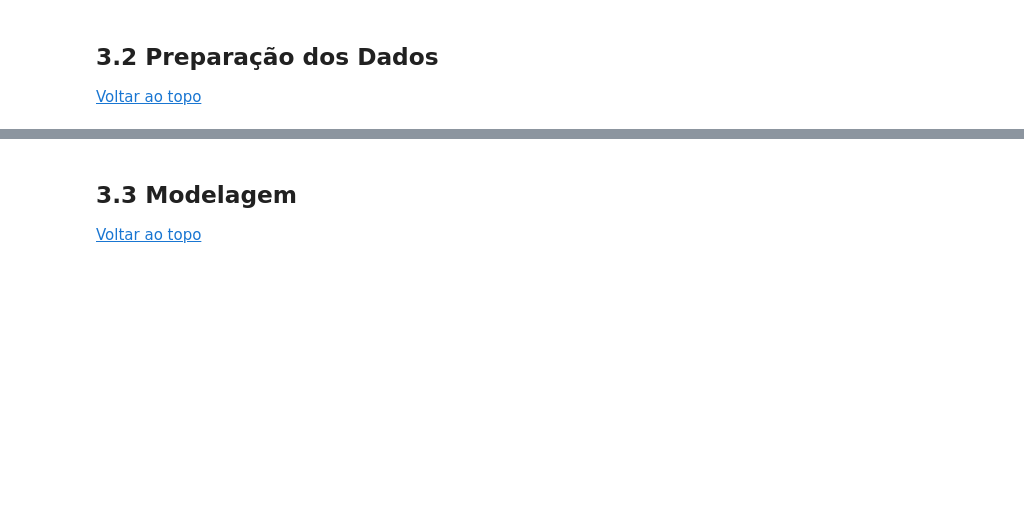
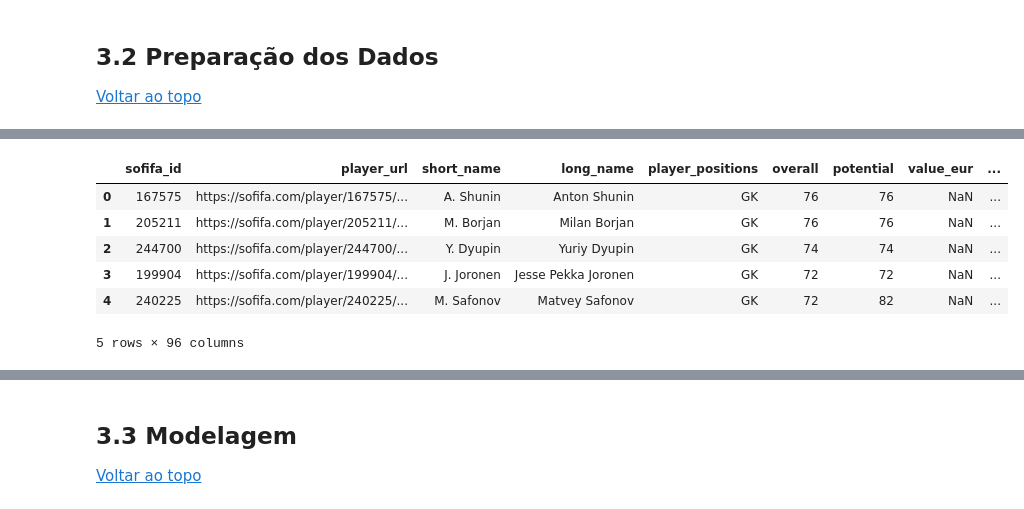
Before and after one commit to olucaslopes/fifa22-players-analysis, a Jupyter notebook: Relatorio.ipynb, the cells around one changed output, grey strips where cells are left out. Drawn from its saved outputs; the diff is of its cells as text; code cells hidden in the pictures; blank space fills up the shorter version.

```diff
--- a/Relatorio.ipynb
+++ b/Relatorio.ipynb
@@ -150,0 +154,12 @@ features = filtered_df[features]._get_numeric_data()
+# %%
+from datetime import date, datetime
+
+current_date = datetime.today()
+data.dob = pd.to_datetime(data.dob)
+
+def age(dob):
+    today = date.today()
+    return today.year - dob.year - ((today.month, today.day) < (dob.month, dob.day))
+
+data["age"] = data.dob.apply(age)
+data[["dob", "age"]].head()
@@ -150,0 +378,14 @@ features = filtered_df[features]._get_numeric_data()
+# %%
+data["BMI"] = jogadores_df.imc
+data["obese"] = jogadores_df.obesidade.astype(int)
+data["lean"] = jogadores_df.magreza.astype(int)
+data["normal"] = jogadores_df.normal.astype(int)
+data.head()
+# %% [output]
+|  | sofifa_id | player_url | short_name | long_name | player_positions | overall | potential | value_eur | ... |
+| 0 | 167575 | https://sofifa.com/player/167575/... | A. Shunin | Anton Shunin | GK | 76 | 76 | NaN | ... |
+| 1 | 205211 | https://sofifa.com/player/205211/... | M. Borjan | Milan Borjan | GK | 76 | 76 | NaN | ... |
+| 2 | 244700 | https://sofifa.com/player/244700/... | Y. Dyupin | Yuriy Dyupin | GK | 74 | 74 | NaN | ... |
+| 3 | 199904 | https://sofifa.com/player/199904/... | J. Joronen | Jesse Pekka Joronen | GK | 72 | 72 | NaN | ... |
+| 4 | 240225 | https://sofifa.com/player/240225/... | M. Safonov | Matvey Safonov | GK | 72 | 82 | NaN | ... |
+5 rows × 96 columns
```
Also changed, not shown: parts of 28 cells of this notebook.
